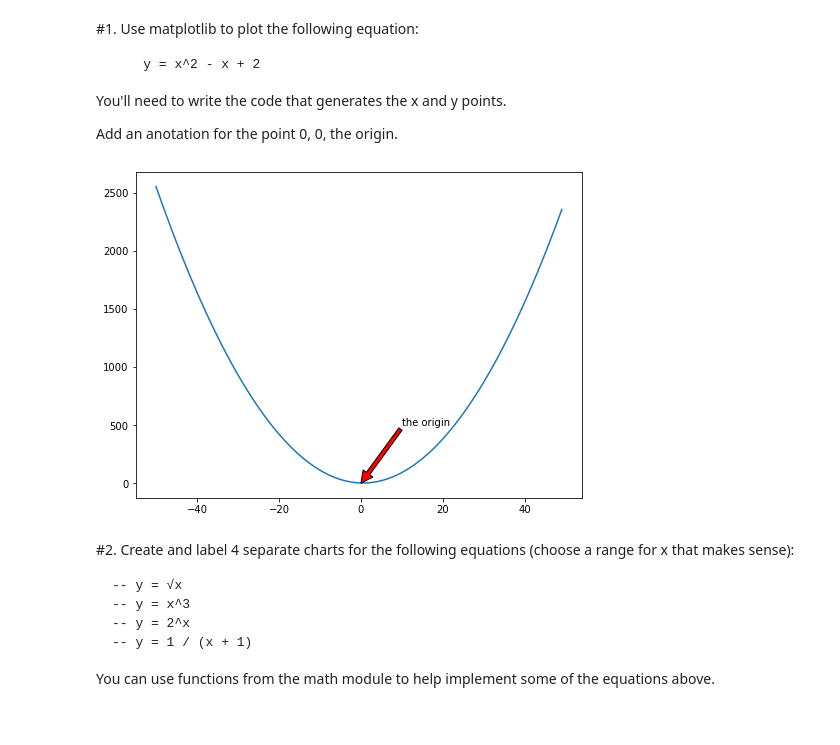
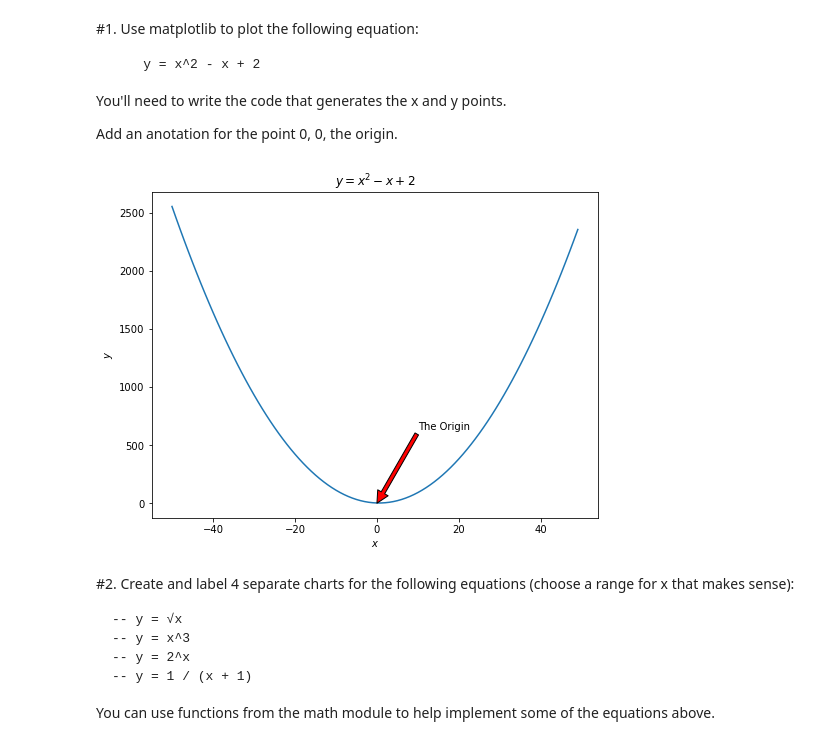
Before and after one commit to aliciag92/numpy-pandas-visualization-exercises, a Jupyter notebook: matplotlib_exercises.ipynb, the cells around one changed output. Drawn from its saved outputs; the diff is of its cells as text; code cells hidden in the pictures.

```diff
--- a/matplotlib_exercises.ipynb
+++ b/matplotlib_exercises.ipynb
@@ -21,30 +21,33 @@ Add an anotation for the point 0, 0, the origin.
 # %%
 #1 define a figure
 plt.figure(figsize = (8, 6))
 
 #2 plot data
 x = range(-50, 50)
-y = [n**2 - n + 2 for n in x]
+y = [x**2 - x + 2 for x in x]
 
 plt.plot(x, y)
 
-#3 customize w annotation
-plt.annotate('the origin', xy = (0, 0), xytext = (10, 500), arrowprops = dict(facecolor = 'red'))
+#3 customize w annotation, title, x- and y- labels
+plt.annotate('The Origin', xy = (0, 0), xytext = (10, 630), arrowprops = dict(facecolor = 'red'))
+plt.title('$y = x^2 - x + 2$')
+plt.xlabel('$x$')
+plt.ylabel('$y$')
 
 #4 show the graph
 plt.show()
 
 
 #another way to plot: Set the values in the variable x
 #The function arange helps to generate an array with the
 #following parameters arange(start,end,increment)
     #x = np.arange(-100,100,1)
 #Now set the formula in the variable y
     #y = x**2
 #Then add the pair (x,y) to the plot
     #plt.plot(x,y)
 # %% [output]
-[figure, old version]
+[figure, new version]
 # %% [markdown]
 #2. Create and label 4 separate charts for the following equations (choose a range for x that makes sense):
 
```
Also changed, not shown: parts of 7 cells of this notebook.
